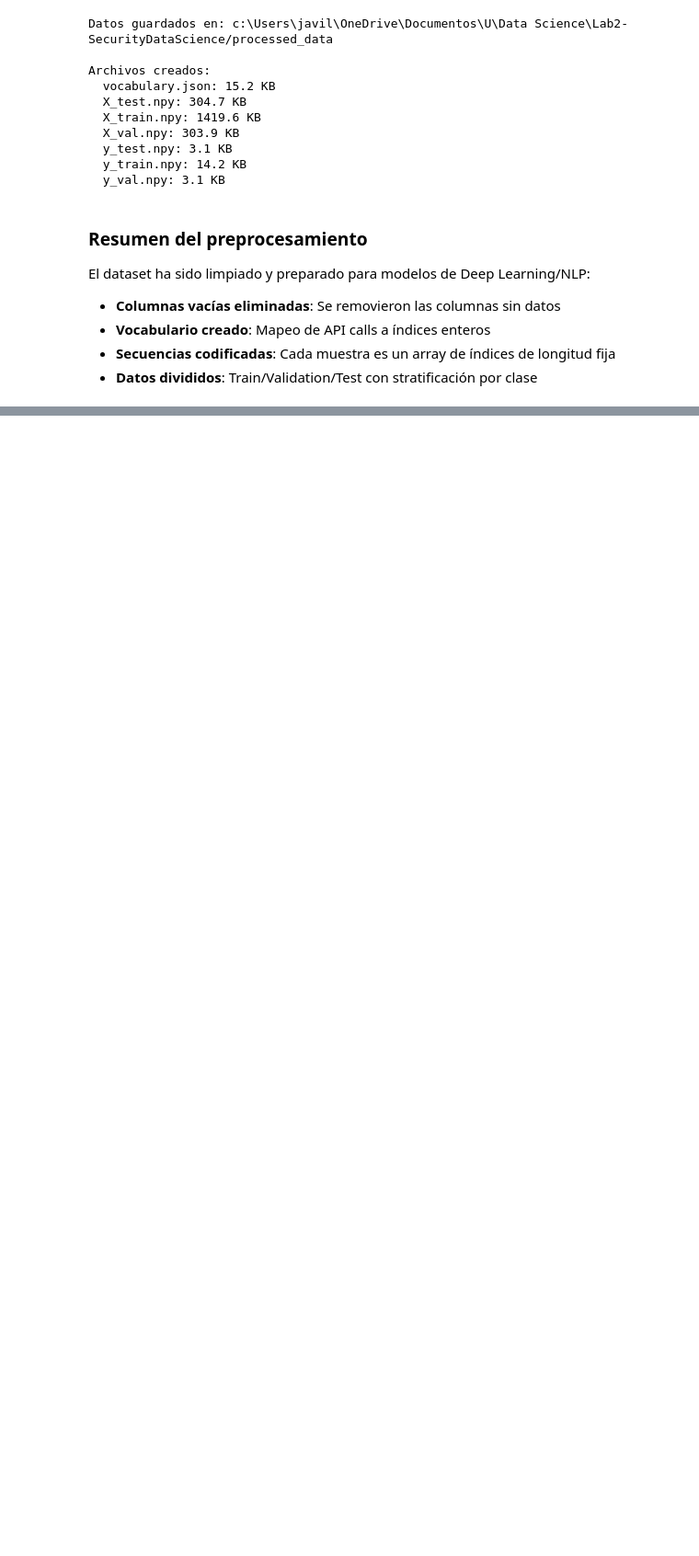
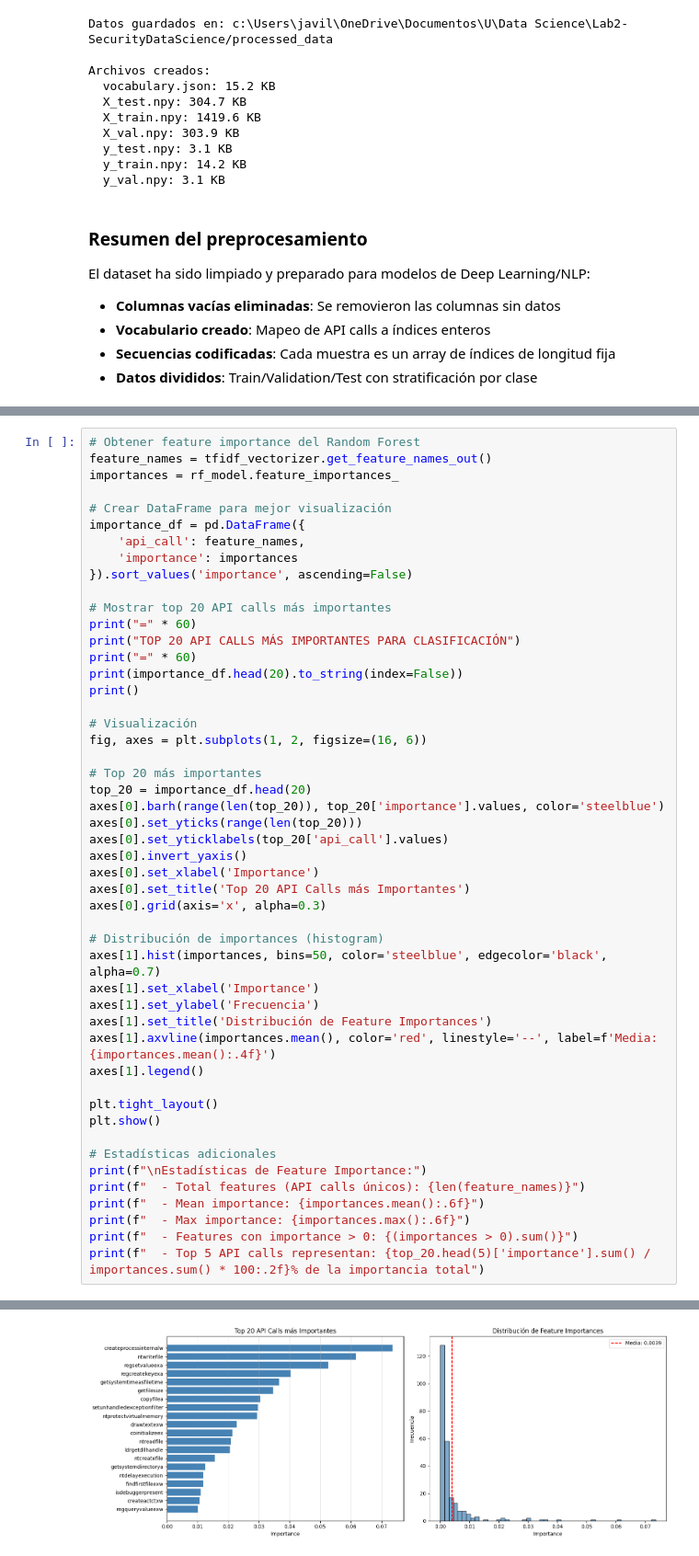
Before and after one commit to LuisMontenegro21/Lab2-SecurityDataScience, a Jupyter notebook: lab2.ipynb, the cells around one changed output, grey strips where cells are left out. Shown at 92% size. Cells and saved outputs as stored; diff of their text form; blank space fills up the shorter version.

```diff
--- a/lab2.ipynb
+++ b/lab2.ipynb
@@ -388,0 +646,50 @@ El dataset ha sido limpiado y preparado para modelos de Deep Learning/NLP:
+# %%
+# Obtener feature importance del Random Forest
+feature_names = tfidf_vectorizer.get_feature_names_out()
+importances = rf_model.feature_importances_
+
+# Crear DataFrame para mejor visualización
+importance_df = pd.DataFrame({
+    'api_call': feature_names,
+    'importance': importances
+}).sort_values('importance', ascending=False)
+
+# Mostrar top 20 API calls más importantes
+print("=" * 60)
+print("TOP 20 API CALLS MÁS IMPORTANTES PARA CLASIFICACIÓN")
+print("=" * 60)
+print(importance_df.head(20).to_string(index=False))
+print()
+
+# Visualización
+fig, axes = plt.subplots(1, 2, figsize=(16, 6))
+
+# Top 20 más importantes
+top_20 = importance_df.head(20)
+axes[0].barh(range(len(top_20)), top_20['importance'].values, color='steelblue')
+axes[0].set_yticks(range(len(top_20)))
+axes[0].set_yticklabels(top_20['api_call'].values)
+axes[0].invert_yaxis()
+axes[0].set_xlabel('Importance')
+axes[0].set_title('Top 20 API Calls más Importantes')
+axes[0].grid(axis='x', alpha=0.3)
+
+# Distribución de importances (histogram)
+axes[1].hist(importances, bins=50, color='steelblue', edgecolor='black', alpha=0.7)
+axes[1].set_xlabel('Importance')
+axes[1].set_ylabel('Frecuencia')
+axes[1].set_title('Distribución de Feature Importances')
+axes[1].axvline(importances.mean(), color='red', linestyle='--', label=f'Media: {importances.mean():.4f}')
+axes[1].legend()
+
+plt.tight_layout()
+plt.show()
+
+# Estadísticas adicionales
+print(f"\nEstadísticas de Feature Importance:")
+print(f"  - Total features (API calls únicos): {len(feature_names)}")
+print(f"  - Mean importance: {importances.mean():.6f}")
+print(f"  - Max importance: {importances.max():.6f}")
+print(f"  - Features con importance > 0: {(importances > 0).sum()}")
+print(f"  - Top 5 API calls representan: {top_20.head(5)['importance'].sum() / importances.sum() * 100:.2f}% de la importancia total")
+# %% [output]
@@ -388,0 +713 @@ El dataset ha sido limpiado y preparado para modelos de Deep Learning/NLP:
+[figure, added]
```
Also changed, not shown: parts of 17 cells of this notebook.
